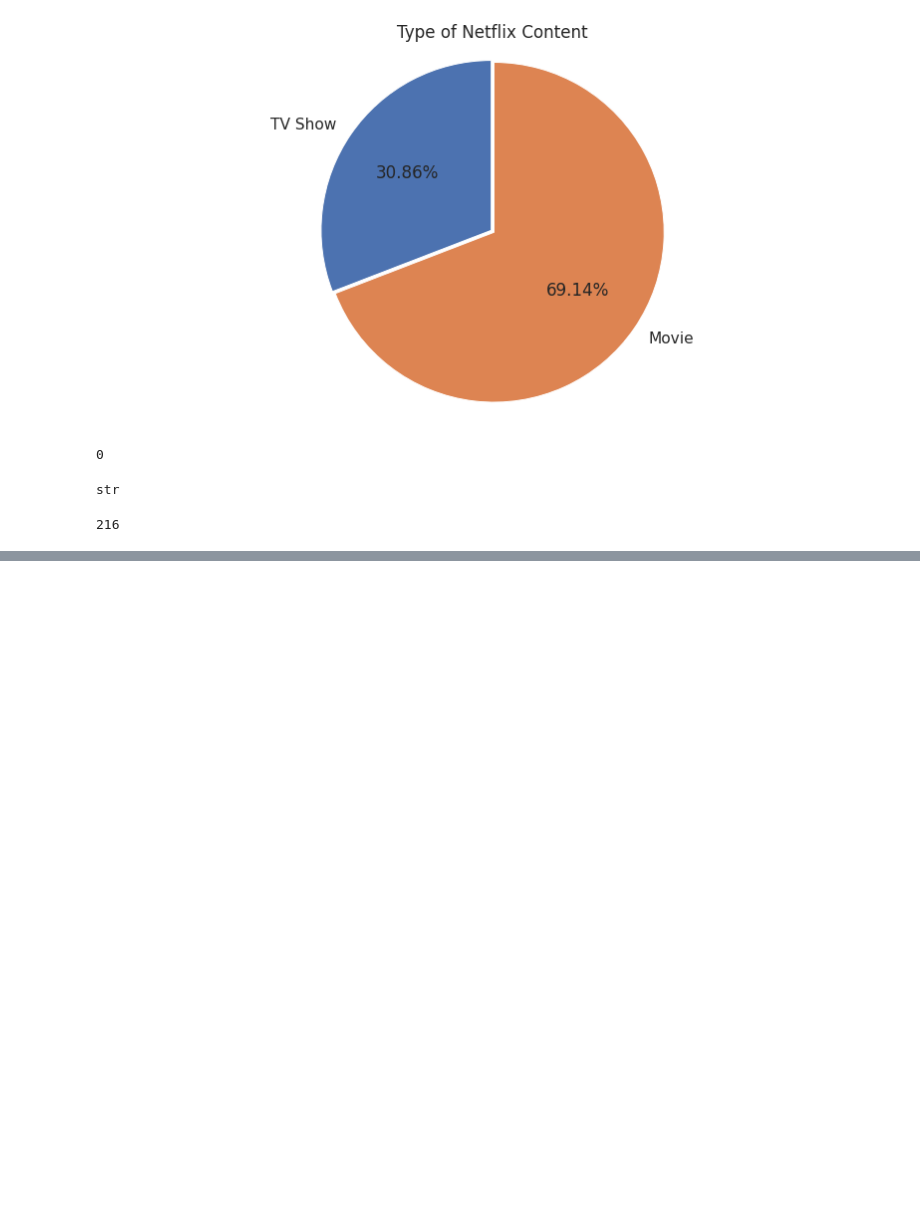
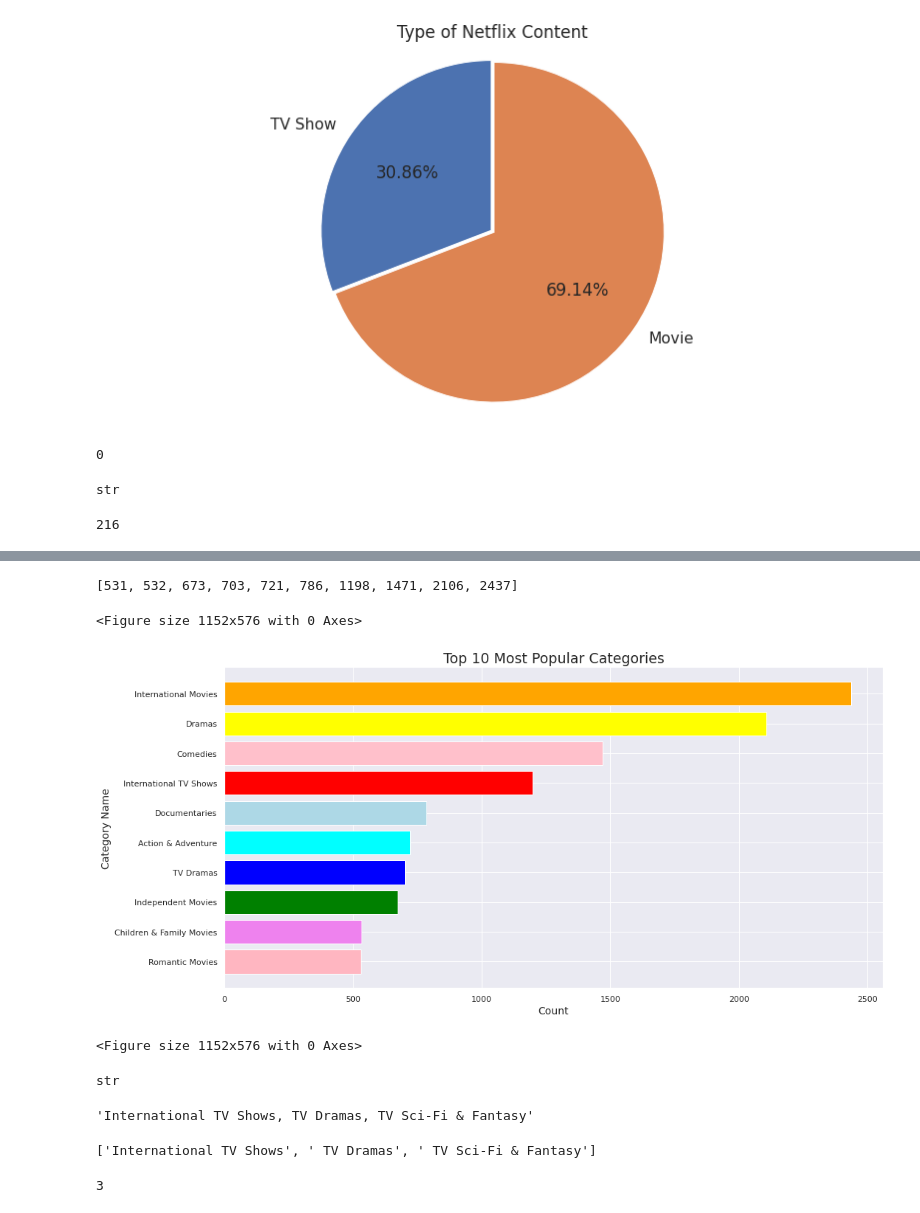
Before and after one commit to 123ujwal/Netflix_Movies-And-TV-Shows_Clustering, a Jupyter notebook: NETFLIX_MOVIES_AND_TV_SHOWS_CLUSTERING.ipynb, the cells around one changed output, grey strips where cells are left out. Drawn from its saved outputs; the diff is of its cells as text; code cells hidden in the pictures; blank space fills up the shorter version.

```diff
--- a/NETFLIX_MOVIES_AND_TV_SHOWS_CLUSTERING.ipynb
+++ b/NETFLIX_MOVIES_AND_TV_SHOWS_CLUSTERING.ipynb
@@ -472,0 +600,4 @@ df.duration.nunique()
+# %%
+category_wise_count = {}
+for category in set(categories):
+  category_wise_count[category] = categories.count(category)
@@ -472,0 +624,3 @@ df.duration.nunique()
+# %%
+sorted_category_wise_count = sorted(category_wise_count.items(), key=lambda x: x[1])
+sorted_category_wise_count[:4]
@@ -472,0 +648,2 @@ df.duration.nunique()
+# %%
+top_10_most_occurred_categories = sorted_category_wise_count[-10:]
@@ -472,0 +663,6 @@ df.duration.nunique()
+# %%
+top_10_most_occurred_category_name = []
+top_10_most_occurred_category_count = []
+for tup in top_10_most_occurred_categories:
+  top_10_most_occurred_category_name.append(tup[0])
+  top_10_most_occurred_category_count.append(tup[1])
@@ -472,0 +682,33 @@ df.duration.nunique()
+# %%
+top_10_most_occurred_category_count
+# %% [output]
+[531, 532, 673, 703, 721, 786, 1198, 1471, 2106, 2437]
+# %%
+plt.figure( figsize = (16,8))
+color=['lightpink', 'violet', 'green', 'blue', 'cyan' , "lightblue" ,'red', 'pink', 'yellow', 'orange']
+plt.barh(top_10_most_occurred_category_name , top_10_most_occurred_category_count ,
+        color= color)
+plt.title("Top 10 Most Popular Categories",fontsize = 19)
+plt.xlabel("Count", fontsize = 14 )
+plt.ylabel("Category Name" , fontsize = 14 )
+plt.figure( figsize = (16,8))
+# %% [output]
+<Figure size 1152x576 with 0 Axes>
+[figure, added]
+<Figure size 1152x576 with 0 Axes>
+# %%
+type(df.listed_in.iloc[0])
+# %% [output]
+str
+# %%
+(df.listed_in.iloc[0])
+# %% [output]
+'International TV Shows, TV Dramas, TV Sci-Fi & Fantasy'
+# %%
+(df.listed_in.iloc[0]).split(",")
+# %% [output]
+['International TV Shows', ' TV Dramas', ' TV Sci-Fi & Fantasy']
+# %%
+len((df.listed_in.iloc[0]).split(","))
+# %% [output]
+3
```
Also changed, not shown: parts of 87 cells of this notebook.
